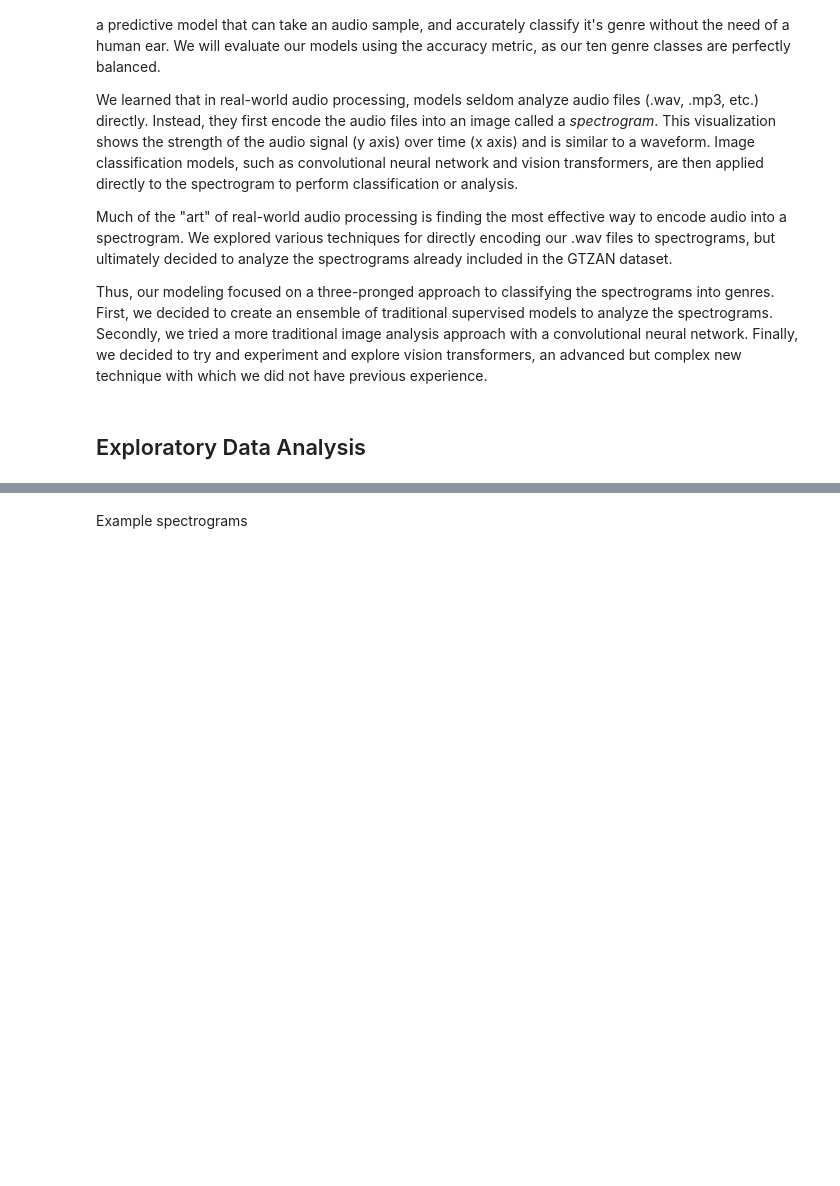
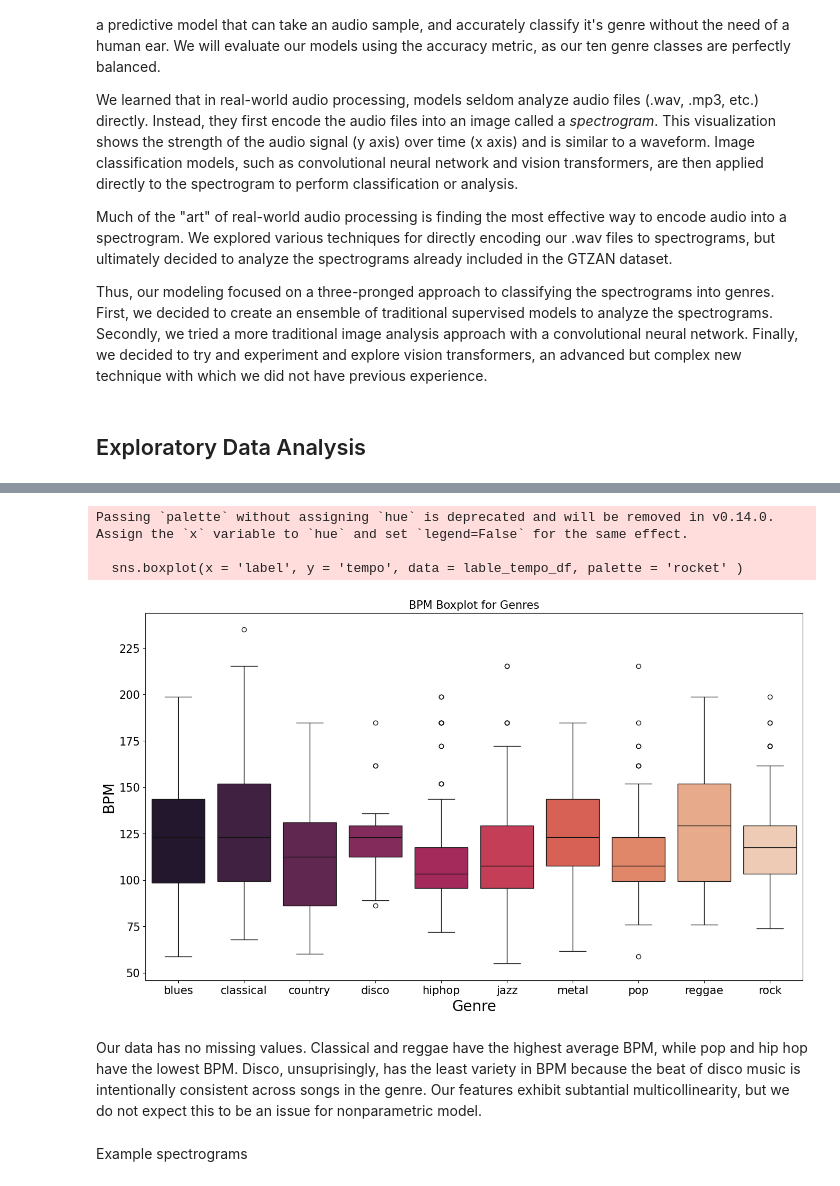
Before and after one commit to Hawkety77/Stat486MiniProject, a Jupyter notebook: Final_Report.ipynb, the cells around one changed output, grey strips where cells are left out. Saved outputs shown, nothing was run; the diff lists cells and outputs as text; code cells hidden in the pictures; blank space fills up the shorter version.

```diff
--- a/Final_Report.ipynb
+++ b/Final_Report.ipynb
@@ -26,3 +42,22 @@ df_30 = pd.read_csv('data/features_30_sec.csv')
+# %%
+lable_tempo_df= df_30[['label', 'tempo']]
+
+f, ax = plt.subplots(figsize = (16,9))
+sns.boxplot(x = 'label', y = 'tempo', data = lable_tempo_df, palette = 'rocket' )
+
+plt.title('BPM Boxplot for Genres', fontsize = 15)
+plt.xticks(fontsize = 15)
+plt.yticks(fontsize = 15)
+plt.xlabel('Genre', fontsize = 20)
+plt.ylabel('BPM', fontsize = 20)
+plt.show()
+# %% [output]
+Passing `palette` without assigning `hue` is deprecated and will be removed in v0.14.0. Assign the `x` variable to `hue` and set `legend=False` for the same effect.
+
+  sns.boxplot(x = 'label', y = 'tempo', data = lable_tempo_df, palette = 'rocket' )
+[figure, added]
+# %% [markdown]
+Our data has no missing values. Classical and reggae have the highest average BPM, while pop and hip hop have the lowest BPM. Disco, unsuprisingly, has the least variety in BPM because the beat of disco music is intentionally consistent across songs in the genre. Our features exhibit subtantial multicollinearity, but we do not expect this to be an issue for nonparametric model.
 # %% [markdown]
 Example spectrograms
 # %%
```
Also changed, not shown: parts of 2 cells of this notebook, 1 other file.
